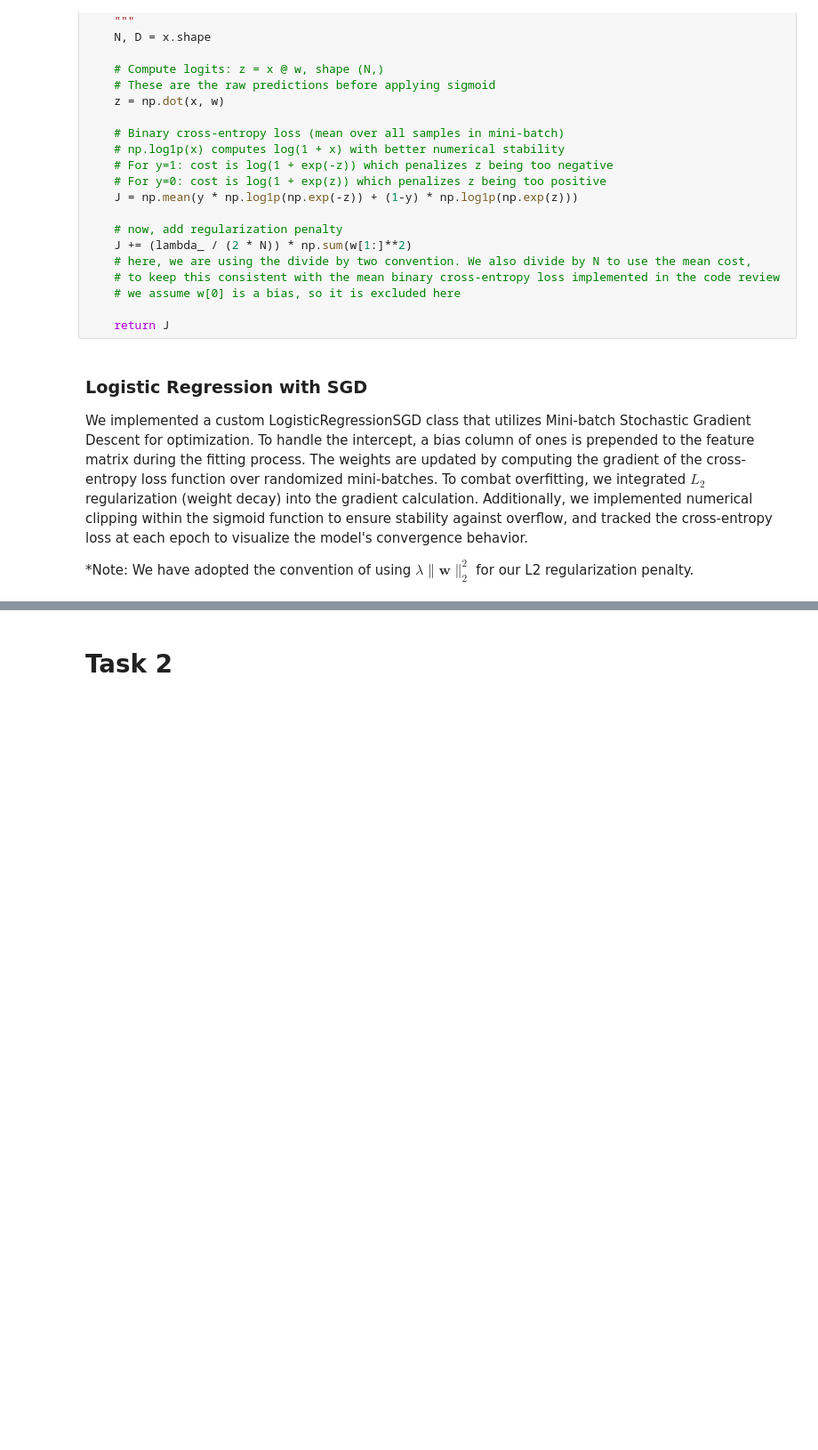
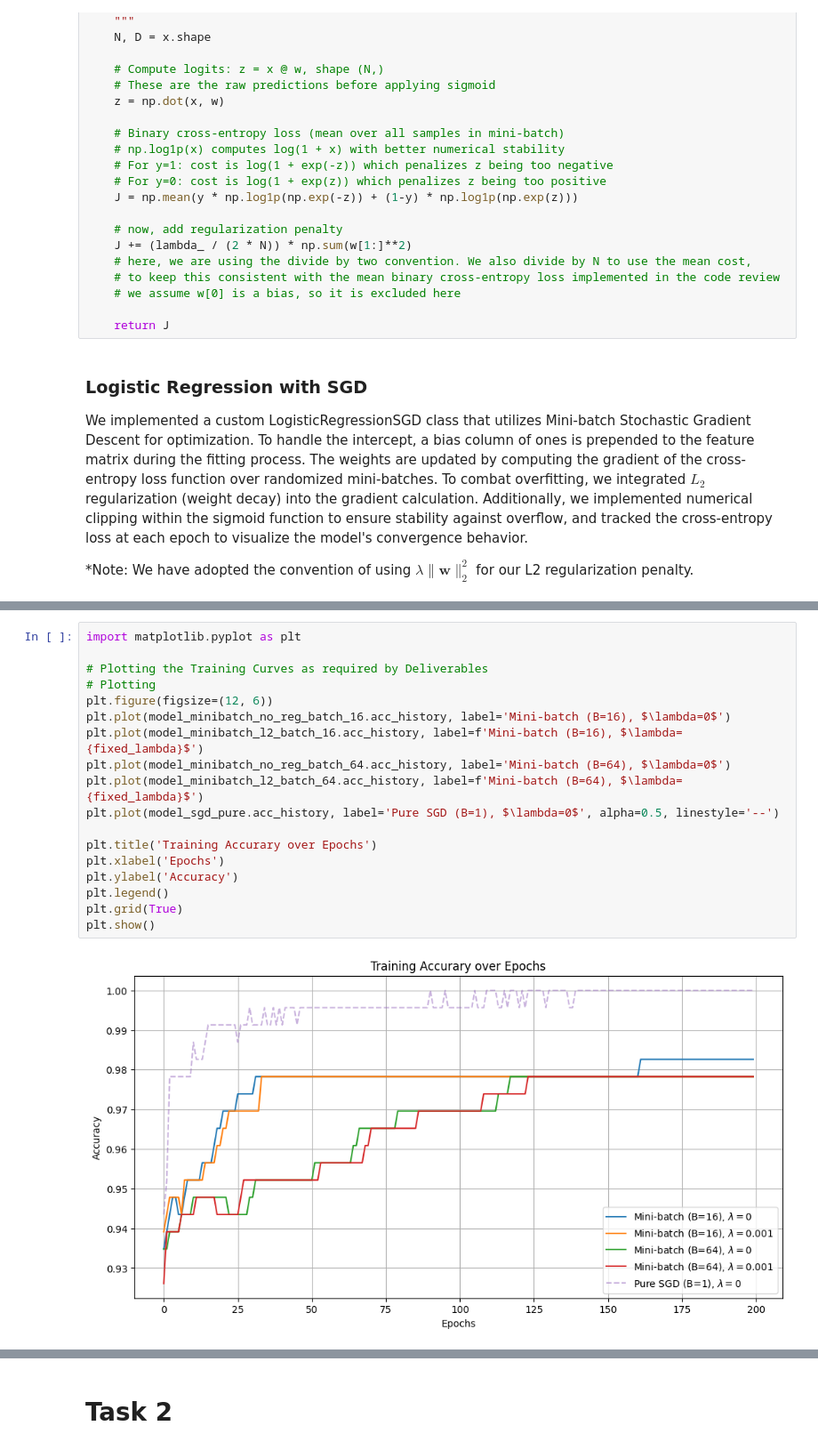
Before and after one commit to jacktheplant/assignment-2, a Jupyter notebook: assignment2.ipynb, the cells around one changed output, grey strips where cells are left out. Shown at 89% size. Saved outputs shown, nothing was run; the diff lists cells and outputs as text; blank space fills up the shorter version.

```diff
--- a/assignment2.ipynb
+++ b/assignment2.ipynb
@@ -287,0 +351,20 @@ class LogisticRegressionSGD:
+# %%
+import matplotlib.pyplot as plt
+
+# Plotting the Training Curves as required by Deliverables
+# Plotting
+plt.figure(figsize=(12, 6))
+plt.plot(model_minibatch_no_reg_batch_16.acc_history, label='Mini-batch (B=16), $\lambda=0$')
+plt.plot(model_minibatch_l2_batch_16.acc_history, label=f'Mini-batch (B=16), $\lambda={fixed_lambda}$')
+plt.plot(model_minibatch_no_reg_batch_64.acc_history, label='Mini-batch (B=64), $\lambda=0$')
+plt.plot(model_minibatch_l2_batch_64.acc_history, label=f'Mini-batch (B=64), $\lambda={fixed_lambda}$')
+plt.plot(model_sgd_pure.acc_history, label='Pure SGD (B=1), $\lambda=0$', alpha=0.5, linestyle='--')
+
+plt.title('Training Accurary over Epochs')
+plt.xlabel('Epochs')
+plt.ylabel('Accuracy')
+plt.legend()
+plt.grid(True)
+plt.show()
+# %% [output]
+[figure, added]
```
Also changed, not shown: parts of 6 cells of this notebook.
